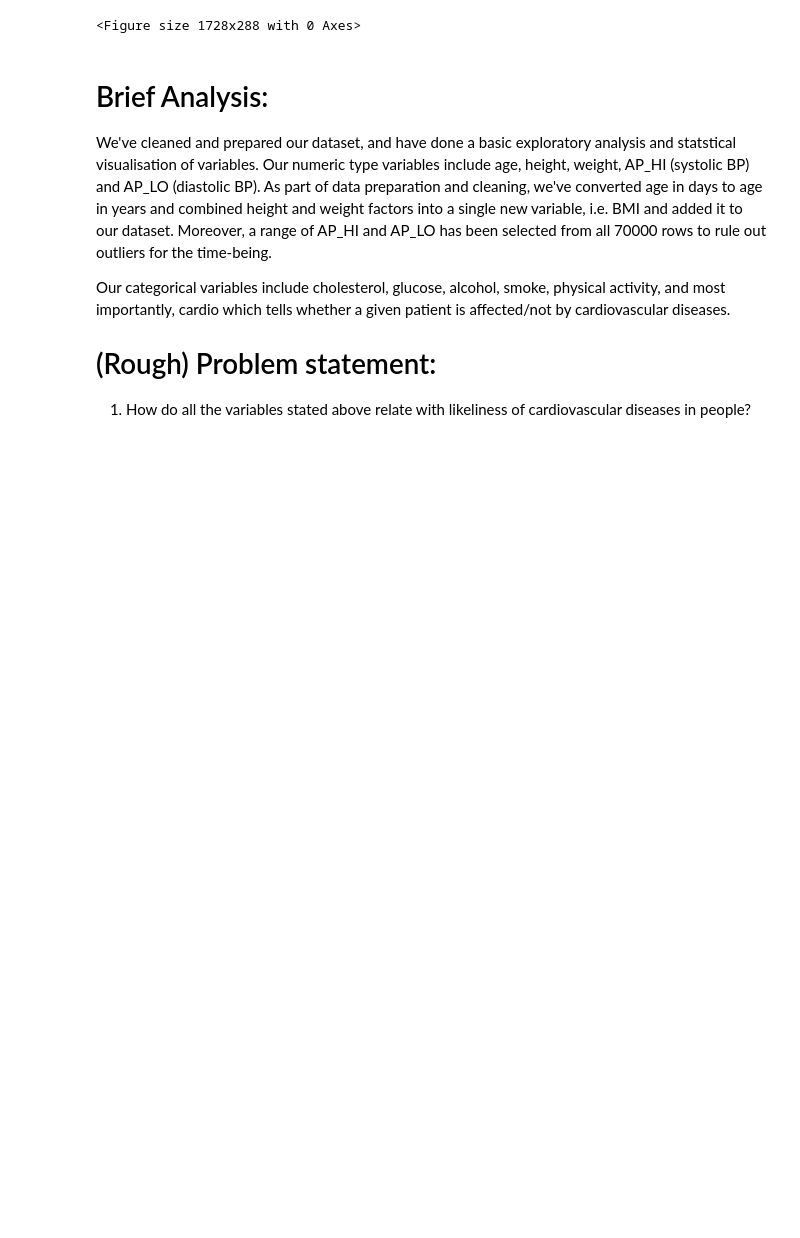
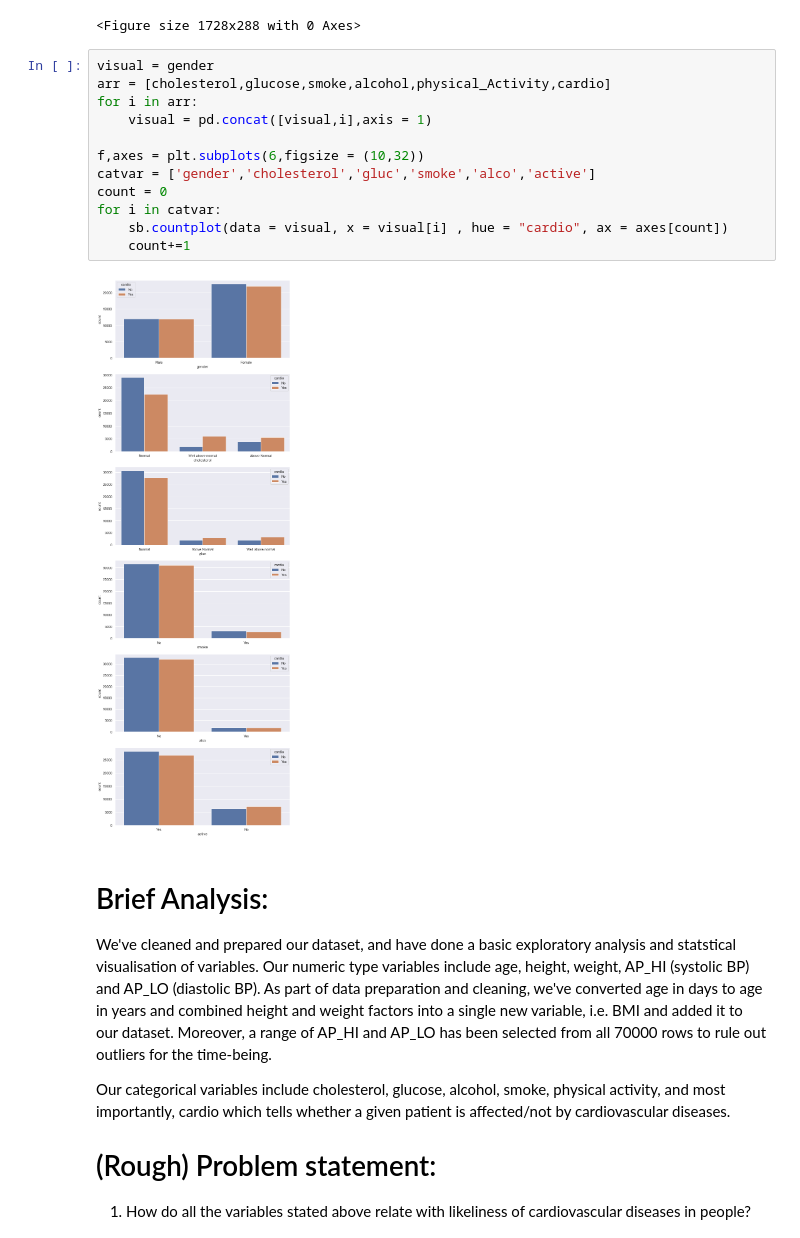
Before and after one commit to sidd0131/IE0005-Mini-Project, a Jupyter notebook: Mini Proj.ipynb, the cells around one changed output. Saved outputs shown, nothing was run; the diff lists cells and outputs as text; blank space fills up the shorter version.

```diff
--- a/Mini Proj.ipynb
+++ b/Mini Proj.ipynb
@@ -615,6 +615,20 @@ Yes    33963
 Name: cardio, dtype: int64
 [figure]
 <Figure size 1728x288 with 0 Axes>
+# %%
+visual = gender
+arr = [cholesterol,glucose,smoke,alcohol,physical_Activity,cardio]
+for i in arr:
+    visual = pd.concat([visual,i],axis = 1)
+
+f,axes = plt.subplots(6,figsize = (10,32))
+catvar = ['gender','cholesterol','gluc','smoke','alco','active']
+count = 0
+for i in catvar:
+    sb.countplot(data = visual, x = visual[i] , hue = "cardio", ax = axes[count])
+    count+=1
+# %% [output]
+[figure, added]
 # %% [markdown]
 # Brief Analysis:
 
```
Also changed, not shown: parts of 14 cells of this notebook.
